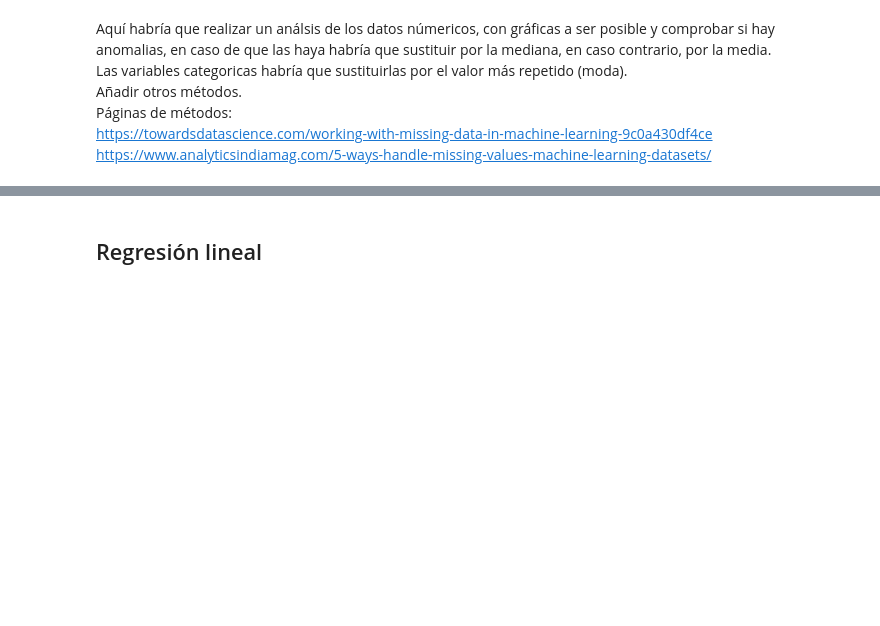
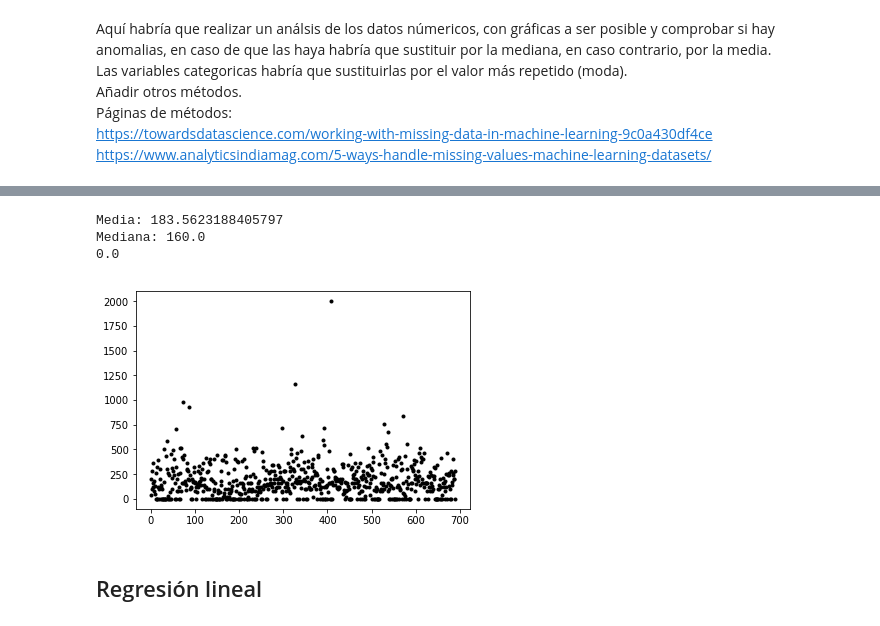
Before and after one commit to arturobp3/Machine_Learning, a Jupyter notebook: Proyecto/Proyecto.ipynb, the cells around one changed output, grey strips where cells are left out. Saved outputs shown, nothing was run; the diff lists cells and outputs as text; code cells hidden in the pictures; blank space fills up the shorter version.

```diff
--- a/Proyecto/Proyecto.ipynb
+++ b/Proyecto/Proyecto.ipynb
@@ -119,3 +160,23 @@ https://www.analyticsindiamag.com/5-ways-handle-missing-values-machine-learning-
+# %%
+d3 = d1
+d3.A14 = d1.A14.replace(np.nan, d2.A14.median())
+d3.loc[:,(['A14'])] = pandas.to_numeric(d3.A14)
+plt.figure()
+plt.scatter(np.arange(0,len(d3)), d3.A14, marker='.', c='k')
+print('Media: '+str(d3.A14.mean()))
+#Con media
+m1 = d3.A14.mean()
+print('Mediana: '+str(d3.A14.median()))
+d3.A14 = d1.A14.replace(np.nan, d2.A14.mean())
+#Con mediana
+m2 = d3.A14.mean()
+#Exactamente idénticos (lo cual es imposible)
+print(m1-m2)
+# %% [output]
+Media: 183.5623188405797
+Mediana: 160.0
+0.0
+[figure, added]
 # %% [markdown]
 ## Regresión lineal
 # %% [markdown]
```
Also changed, not shown: parts of 15 cells of this notebook.
